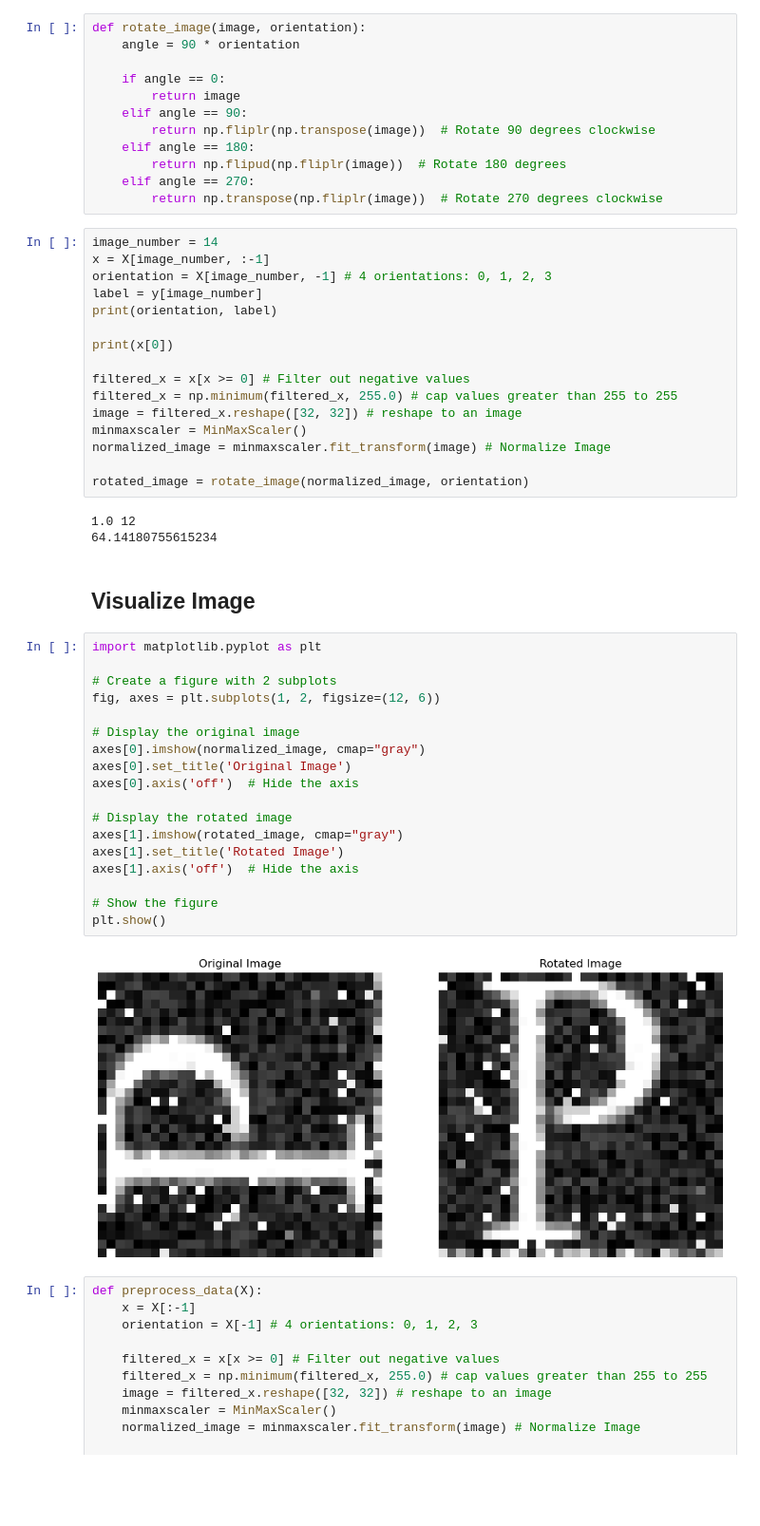
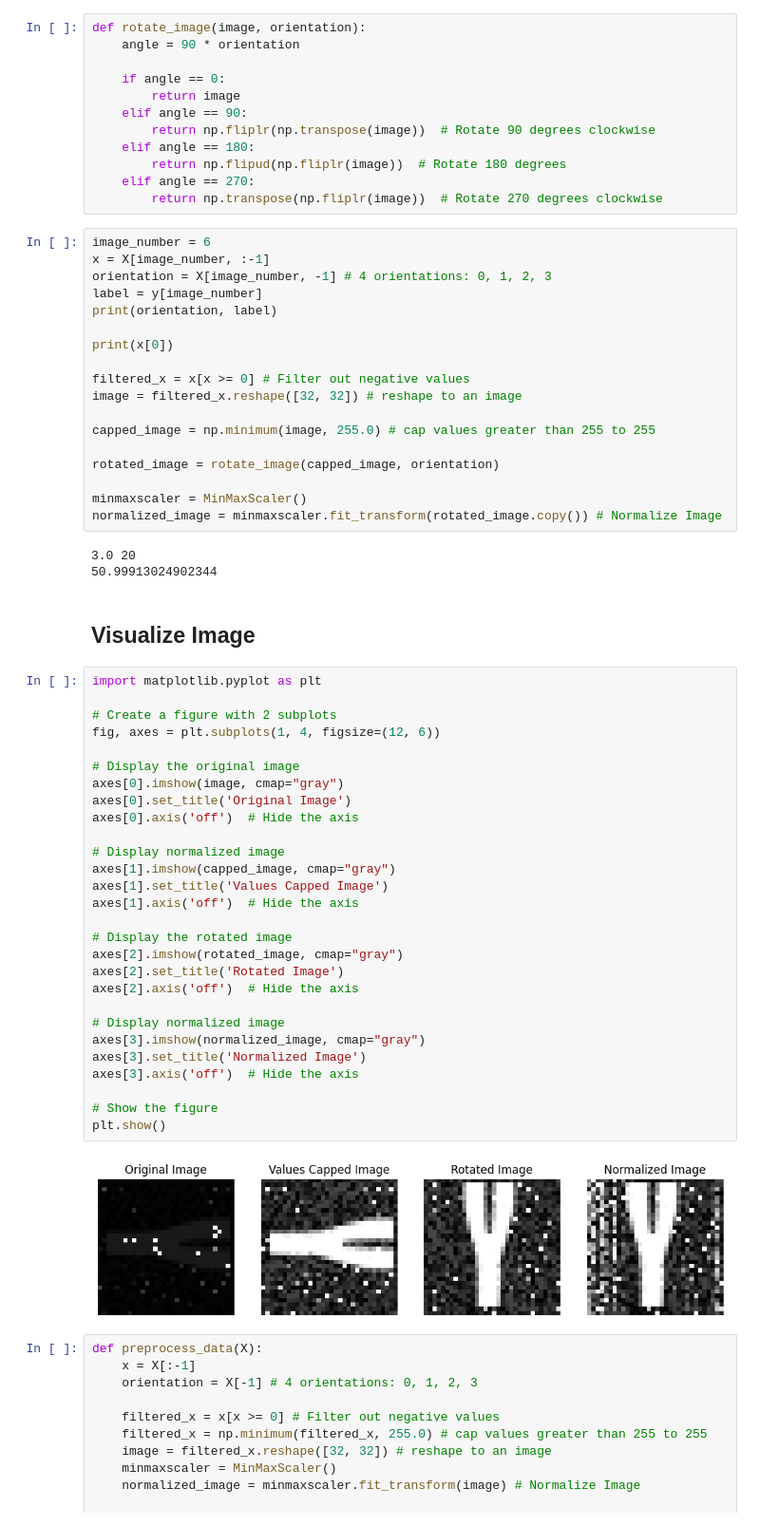
Before and after one commit to NtandoRaji/ml-assignment2-2024, a Jupyter notebook: Data_Visualization.ipynb, the cells around one changed output. Shown: that part at 95% size. Saved outputs shown, nothing was run; the diff lists cells and outputs as text; blank space fills up the shorter version.

```diff
--- a/Data_Visualization.ipynb
+++ b/Data_Visualization.ipynb
@@ -41,7 +41,7 @@ def rotate_image(image, orientation):
     elif angle == 270:
         return np.transpose(np.fliplr(image))  # Rotate 270 degrees clockwise
 # %%
-image_number = 14
+image_number = 6
 x = X[image_number, :-1]
 orientation = X[image_number, -1] # 4 orientations: 0, 1, 2, 3
 label = y[image_number]
@@ -50,37 +50,49 @@ print(orientation, label)
 print(x[0])
 
 filtered_x = x[x >= 0] # Filter out negative values
-filtered_x = np.minimum(filtered_x, 255.0) # cap values greater than 255 to 255
 image = filtered_x.reshape([32, 32]) # reshape to an image
+
+capped_image = np.minimum(image, 255.0) # cap values greater than 255 to 255
+
+rotated_image = rotate_image(capped_image, orientation)
+
 minmaxscaler = MinMaxScaler()
-normalized_image = minmaxscaler.fit_transform(image) # Normalize Image
-
-rotated_image = rotate_image(normalized_image, orientation)
+normalized_image = minmaxscaler.fit_transform(rotated_image.copy()) # Normalize Image
 # %% [output]
-1.0 12
-64.14180755615234
+3.0 20
+50.99913024902344
 # %% [markdown]
 ## Visualize Image
 # %%
 import matplotlib.pyplot as plt
 
 # Create a figure with 2 subplots
-fig, axes = plt.subplots(1, 2, figsize=(12, 6))
+fig, axes = plt.subplots(1, 4, figsize=(12, 6))
 
 # Display the original image
-axes[0].imshow(normalized_image, cmap="gray")
+axes[0].imshow(image, cmap="gray")
 axes[0].set_title('Original Image')
 axes[0].axis('off')  # Hide the axis
 
+# Display normalized image
+axes[1].imshow(capped_image, cmap="gray")
+axes[1].set_title('Values Capped Image')
+axes[1].axis('off')  # Hide the axis
+
 # Display the rotated image
-axes[1].imshow(rotated_image, cmap="gray")
-axes[1].set_title('Rotated Image')
-axes[1].axis('off')  # Hide the axis
+axes[2].imshow(rotated_image, cmap="gray")
+axes[2].set_title('Rotated Image')
+axes[2].axis('off')  # Hide the axis
+
+# Display normalized image
+axes[3].imshow(normalized_image, cmap="gray")
+axes[3].set_title('Normalized Image')
+axes[3].axis('off')  # Hide the axis
 
 # Show the figure
 plt.show()
 # %% [output]
-[figure, old version]
+[figure, new version]
 # %%
 def preprocess_data(X):
     x = X[:-1]
```
Also changed, not shown: 9 other files.
